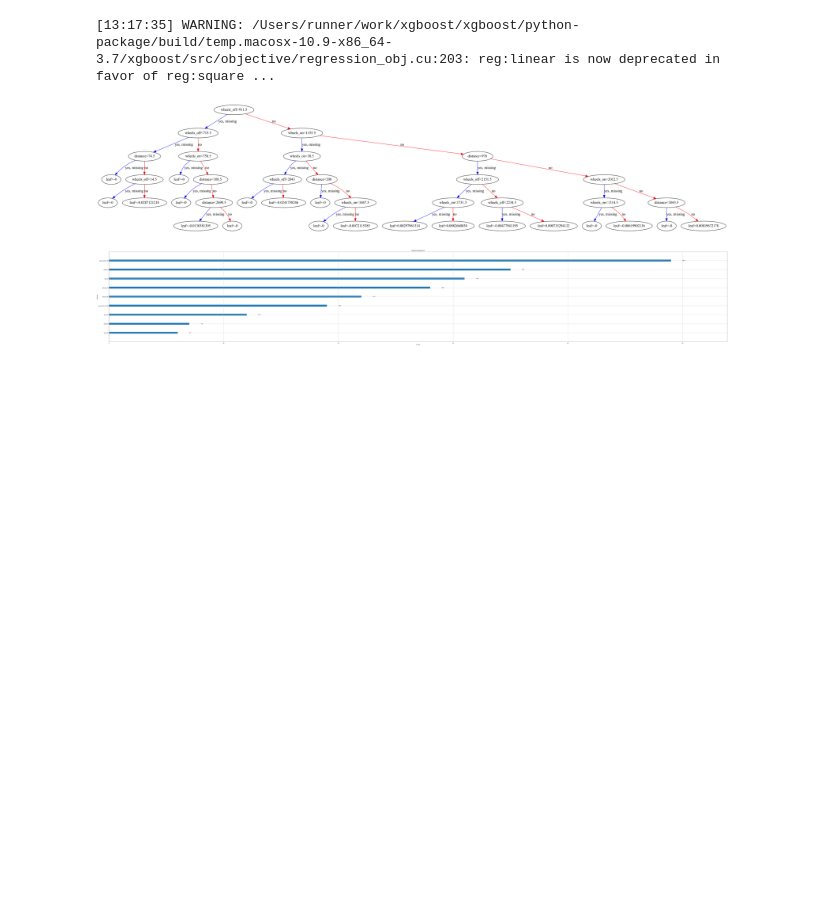
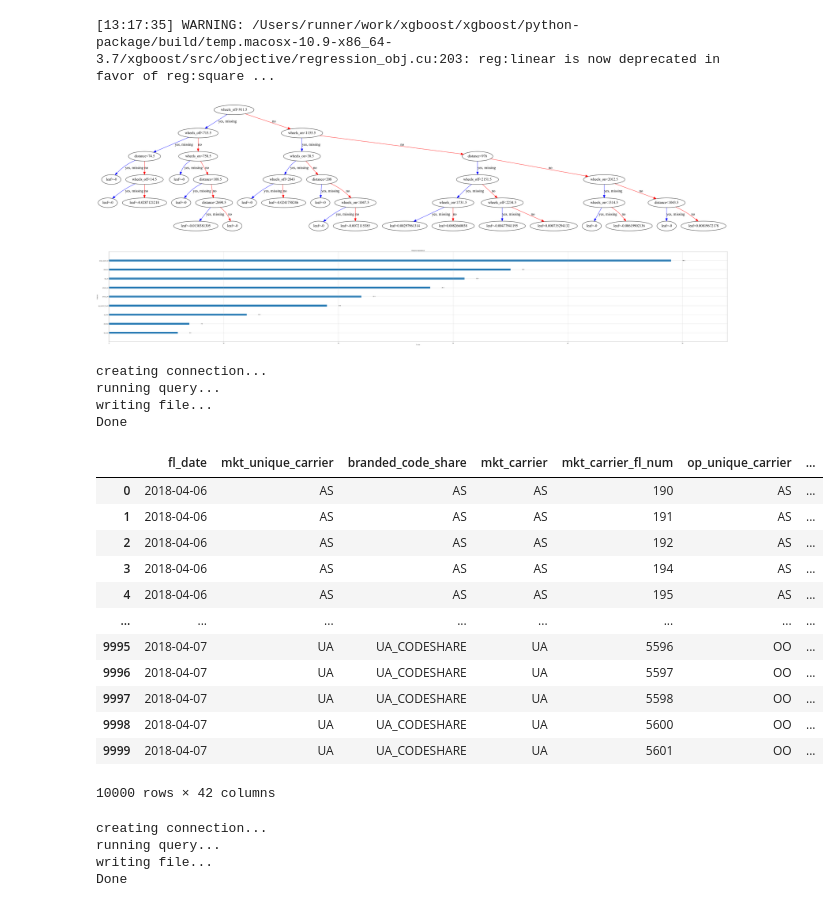
Before and after one commit to Leighson/lighthouse-midterm, a Jupyter notebook: Testing_Ground-George.ipynb, the cells around one changed output. Saved outputs shown, nothing was run; the diff lists cells and outputs as text; code cells hidden in the pictures; blank space fills up the shorter version.

```diff
--- a/Testing_Ground-George.ipynb
+++ b/Testing_Ground-George.ipynb
@@ -514,3 +597,37 @@ plt.rcParams['figure.figsize'] = [5, 5]
 plt.show()
 # %% [output]
 [figure]
+# %%
+test = make_csv("SELECT * FROM flights LIMIT 10000", "test10000flight1.csv")
+test
+# %% [output]
+creating connection...
+running query...
+writing file...
+Done
+|  | fl_date | mkt_unique_carrier | branded_code_share | mkt_carrier | mkt_carrier_fl_num | op_unique_carrier | ... |
+| 0 | 2018-04-06 | AS | AS | AS | 190 | AS | ... |
+| 1 | 2018-04-06 | AS | AS | AS | 191 | AS | ... |
+| 2 | 2018-04-06 | AS | AS | AS | 192 | AS | ... |
+| 3 | 2018-04-06 | AS | AS | AS | 194 | AS | ... |
+| 4 | 2018-04-06 | AS | AS | AS | 195 | AS | ... |
+| ... | ... | ... | ... | ... | ... | ... | ... |
+| 9995 | 2018-04-07 | UA | UA_CODESHARE | UA | 5596 | OO | ... |
+| 9996 | 2018-04-07 | UA | UA_CODESHARE | UA | 5597 | OO | ... |
+| 9997 | 2018-04-07 | UA | UA_CODESHARE | UA | 5598 | OO | ... |
+| 9998 | 2018-04-07 | UA | UA_CODESHARE | UA | 5600 | OO | ... |
+| 9999 | 2018-04-07 | UA | UA_CODESHARE | UA | 5601 | OO | ... |
+10000 rows × 42 columns
+# %%
+'''
+FROM * SELECT flights
+WHERE 'fl_date' BETWEEN '2019-01-01' and '2019-02-01'
+LIMIT 1000
+'''
+
+date = make_csv("SELECT * FROM flights WHERE fl_date BETWEEN '2018-04-08' AND '2018-04-09' LIMIT 100000", 'date_test0.csv')
+# %% [output]
+creating connection...
+running query...
+writing file...
+Done
```
Also changed, not shown: parts of 11 cells of this notebook, 2 other files.
